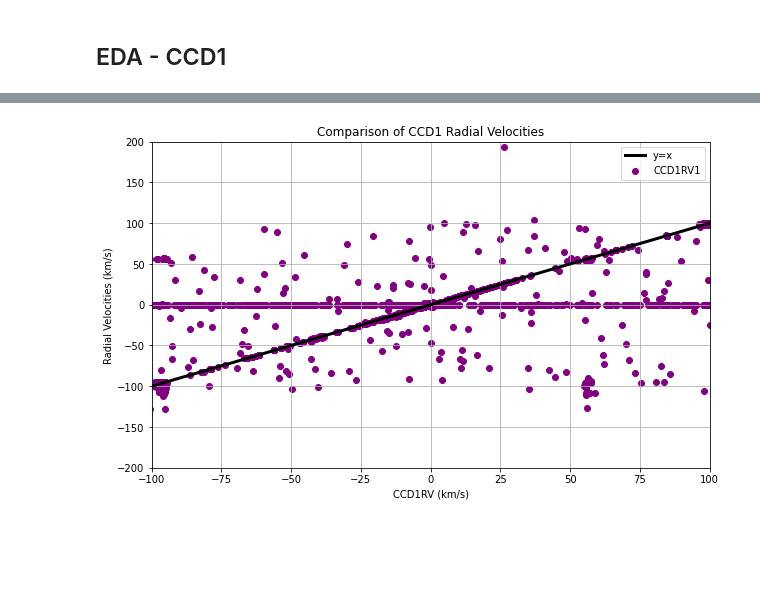
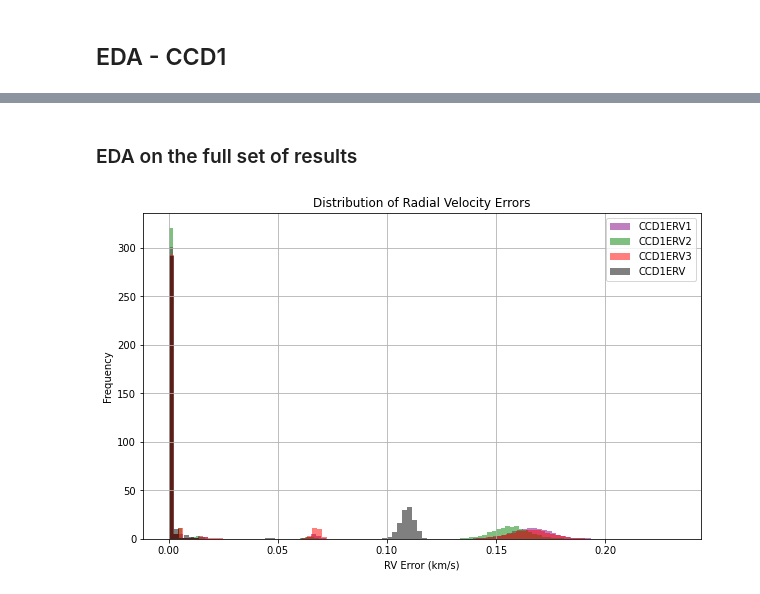
Before and after one commit to howardisaacson/KPF_data_science_sp2025, a Jupyter notebook: jspencermorris/notebooks/jsm_eda_01.ipynb, the cells around one changed output, grey strips where cells are left out. Drawn from its saved outputs; the diff is of its cells as text; code cells hidden in the pictures; blank space fills up the shorter version.

Commit message:
functionalized plots

```diff
--- a/jspencermorris/notebooks/jsm_eda_01.ipynb
+++ b/jspencermorris/notebooks/jsm_eda_01.ipynb
@@ -48,3 +48,21 @@ def jsm_kpf_query(jsm_query):
     conn.close()
 
     return results_df
+# %%
+# define a function to plot the distributions of radial velocity errors
+
+def plot_rv_error_histograms_by_fiber(df):
+
+    plt.figure(figsize=(10, 6))
+
+    plt.hist(df['CCD1ERV1'].dropna(), bins=100, alpha=0.5, label='CCD1ERV1', color='purple', density=True)
+    plt.hist(df['CCD1ERV2'].dropna(), bins=100, alpha=0.5, label='CCD1ERV2', color='green', density=True)
+    plt.hist(df['CCD1ERV3'].dropna(), bins=100, alpha=0.5, label='CCD1ERV3', color='red', density=True)
+    plt.hist(df['CCD1ERV'].dropna(), bins=100, alpha=0.5, label='CCD1ERV', color='black', density=True)
+
+    plt.xlabel('RV Error (km/s)')
+    plt.ylabel('Frequency')
+    plt.title('Distribution of Radial Velocity Errors')
+    plt.legend()
+    plt.grid(True)
+    plt.show()
@@ -171,18 +406,0 @@ plt.show()
-# %%
-# plot the mean RV value, along with its error, from the Green CCD over time
-
-# compute the upper and lower bounds for the error region
-df_01b['CCD1RV_upper'] = df_01b['CCD1RV'] + df_01b['CCD1ERV']
-df_01b['CCD1RV_lower'] = df_01b['CCD1RV'] - df_01b['CCD1ERV']
-
-plt.figure(figsize=(10, 6))
-plt.plot(df_01b['day_num'], df_01b['CCD1RV'], label='CCD1RV', color='black')
-plt.fill_between(df_01b['day_num'], df_01b['CCD1RV_lower'], df_01b['CCD1RV_upper'], color='black', alpha=0.3, label='Error (CCD1ERV)')
-plt.xlim(0, 0.03)
-plt.ylim(98, 100.5)
-plt.xlabel('Day Number')
-plt.ylabel('CCD1RV Value')
-plt.title('CCD1RV Over Time with Error Shading')
-plt.legend()
-plt.grid(True)
-plt.show()
@@ -209,23 +407,12 @@ plt.show()
-# %%
-# plot the mean RV against the component RV's
-
-plt.figure(figsize=(10, 6))
-plt.scatter(df_01b['CCD1RV'], df_01b['CCD1RV1'], label='CCD1RV1', color='purple')
-#plt.scatter(df_01b['CCD1RV'], df_01b['CCD1RV2'], label='CCD1RV2', color='green')
-#plt.scatter(df_01b['CCD1RV'], df_01b['CCD1RV3'], label='CCD1RV3', color='red')
-
-# Adding the diagonal line
-min_val = min(df_01b['CCD1RV'].min(), df_01b['CCD1RV1'].min(), df_01b['CCD1RV2'].min(), df_01b['CCD1RV3'].min())
-max_val = max(df_01b['CCD1RV'].max(), df_01b['CCD1RV1'].max(), df_01b['CCD1RV2'].max(), df_01b['CCD1RV3'].max())
-plt.plot([min_val, max_val], [min_val, max_val], color="black", linewidth=3, label='y=x')
-
-plt.xlim(-100, 100)
-plt.ylim(-200, 200)
-plt.xlabel('CCD1RV (km/s)')
-plt.ylabel('Radial Velocities (km/s)')
-plt.title('Comparison of CCD1 Radial Velocities')
-plt.legend()
-plt.grid(True)
-plt.show()
-# %% [output]
-[figure, removed]
+# %% [markdown]
+### EDA on the full set of results
+# %%
+# plot the distributions of radial velocity errors
+
+plot_rv_error_histograms_by_fiber(df_01b)
+
+# observations
+# the overall error is less than the error of each fiber (as expected)
+# the error distributions are different for the different fibers
+# %% [output]
+[figure, added]
```
Also changed, not shown: parts of 22 cells of this notebook.
